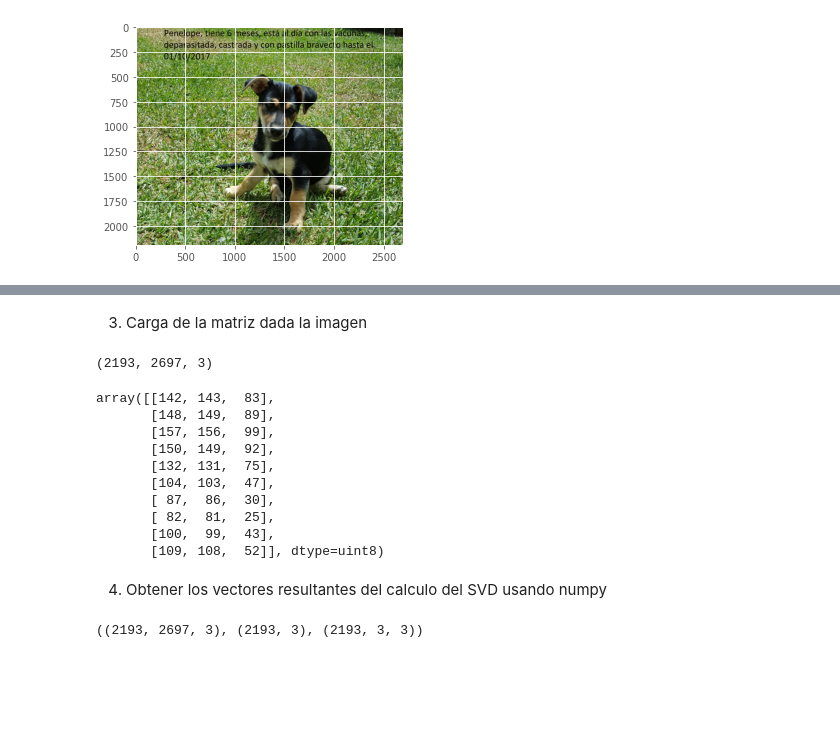
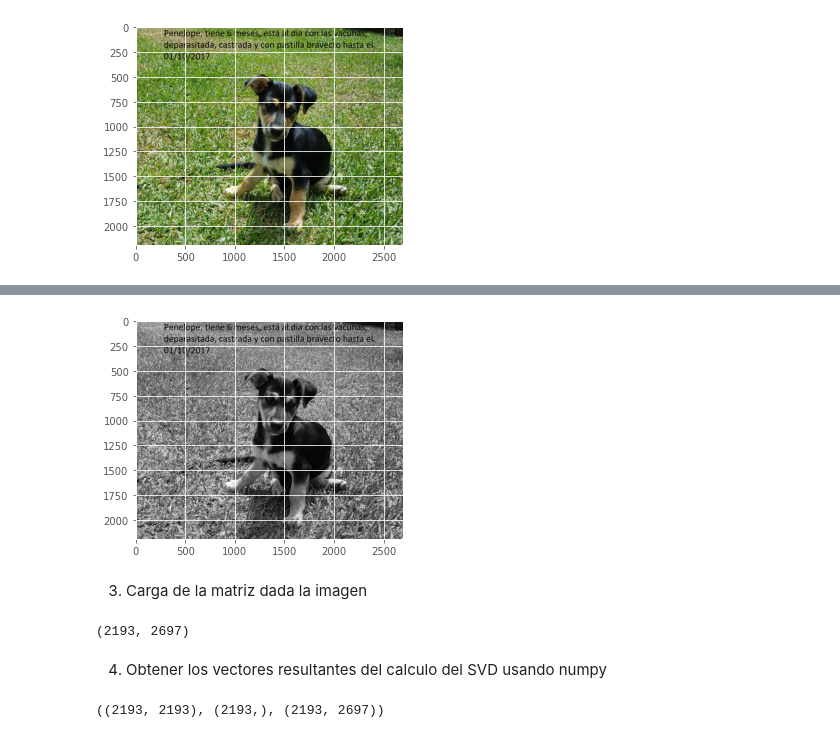
Before and after one commit to JOSUERV99/single-value-descomposition-on-image, a Jupyter notebook: TC1-SVD-Josue-Andrew.ipynb, the cells around one changed output, grey strips where cells are left out. Cells and saved outputs as stored; diff of their text form; code cells hidden in the pictures; blank space fills up the shorter version.

Commit message:
Obteniendo resultados con las cantidades de componentes de la imagen en escala de grises

```diff
--- a/TC1-SVD-Josue-Andrew.ipynb
+++ b/TC1-SVD-Josue-Andrew.ipynb
@@ -33,3 +47,10 @@ plt.show()
+# %%
+image = image.convert("1")
+
+plt.imshow(image)
+plt.show()
+# %% [output]
+[figure, added]
 # %% [markdown]
 3. Carga de la matriz dada la imagen
 # %%
@@ -37,20 +58,7 @@ A = np.asarray(image)
 original_shape = A.shape
 print(original_shape) # forma de la matriz resultante
 # %% [output]
-(2193, 2697, 3)
+(2193, 2697)
-# %%
-A[0, :10] # mostrando los primeros 10 valores de la fila 0 de la matriz de la imagen
-# %% [output]
-array([[142, 143,  83],
-       [148, 149,  89],
-       [157, 156,  99],
-       [150, 149,  92],
-       [132, 131,  75],
-       [104, 103,  47],
-       [ 87,  86,  30],
-       [ 82,  81,  25],
-       [100,  99,  43],
-       [109, 108,  52]], dtype=uint8)
 # %% [markdown]
 4. Obtener los vectores resultantes del calculo del SVD usando numpy
 # %%
@@ -58,4 +66,4 @@ array([[142, 143,  83],
 u, s, vh = np.linalg.svd(A, full_matrices=False)
 u.shape, s.shape, vh.shape
 # %% [output]
-((2193, 2697, 3), (2193, 3), (2193, 3, 3))
+((2193, 2193), (2193,), (2193, 2697))
```
Also changed, not shown: parts of 8 cells of this notebook.
